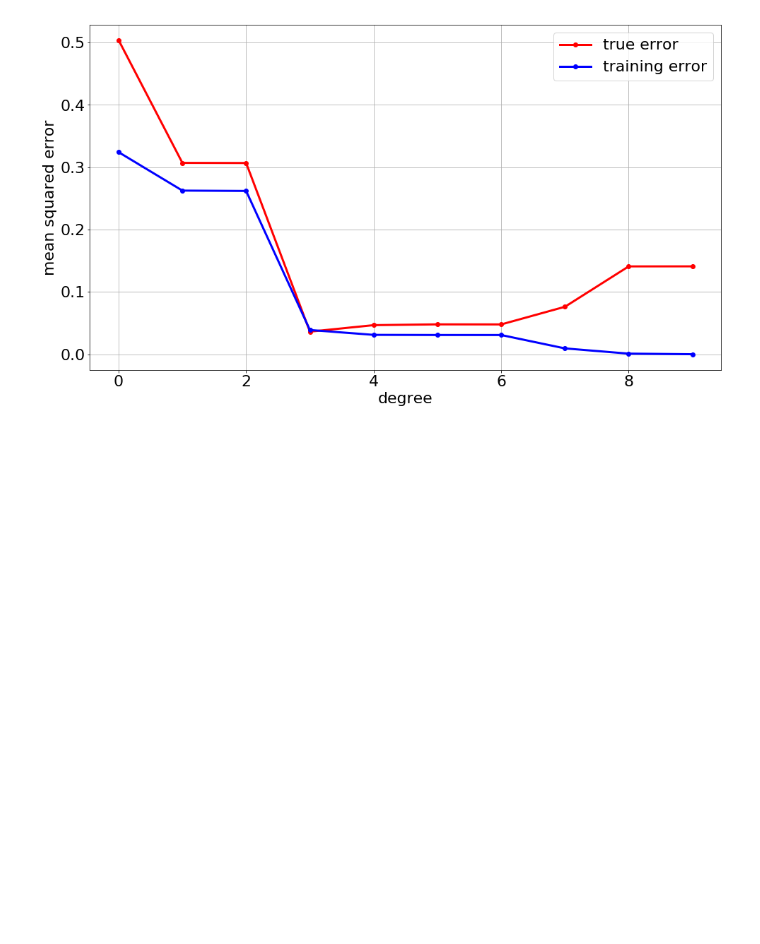
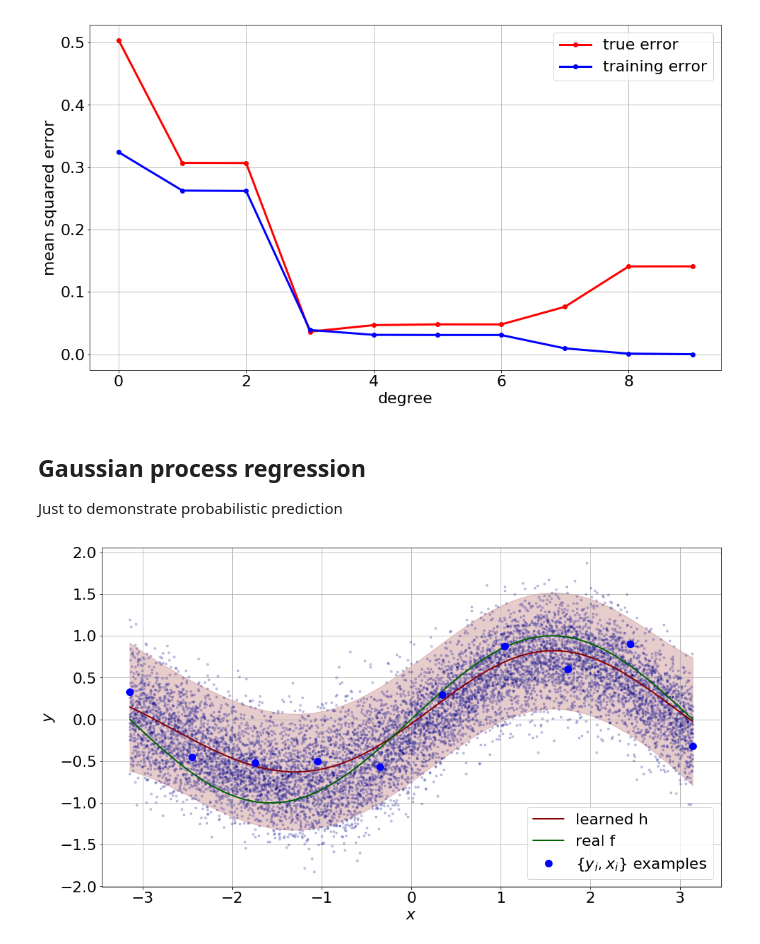
Before and after one commit to dsteinberg/DIPA-validation, a Jupyter notebook: model_fitting.ipynb, the cells around one changed output. Cells and saved outputs as stored; diff of their text form; code cells hidden in the pictures; blank space fills up the shorter version.

Commit message:
add in probabilistic predictor

```diff
--- a/model_fitting.ipynb
+++ b/model_fitting.ipynb
@@ -94,3 +96,33 @@ pl.grid()
 pl.show()
 # %% [output]
 [figure]
+# %% [markdown]
+## Gaussian process regression
+
+Just to demonstrate probabilistic prediction
+# %%
+# Radial Basis kernel
+kernel = RBF(length_scale=0.5) + WhiteKernel(0.1)
+
+# Fit and predict
+gp = GPR(kernel=kernel)
+gp.fit(x_tr[:, np.newaxis], y)
+mean_y, std_y = gp.predict(x_ts[:, np.newaxis], return_std=True)
+
+# Sample the GP
+sample_y = gp.sample_y(x_ts[:, np.newaxis], 10)
+
+# Plot the samples
+pl.figure(figsize=FIGSIZE)
+for ys in sample_h.T:
+    pl.plot(x_ts.flatten(), ys, 'darkblue', linewidth=0, marker='.', alpha=0.2)
+
+# Plot 2-sigma standard deviation bounds
+pl.plot(x_ts.flatten(), mean_y, 'darkred', linewidth=2, label='learned h')
+pl.fill_between(x_ts.flatten(), mean_y - std_y * 2, mean_y + std_y * 2, color='darkred', alpha=0.2)
+
+pl.plot()
+plot_data()
+pl.show()
+# %% [output]
+[figure, added]
```
Also changed, not shown: parts of 1 cell of this notebook.
